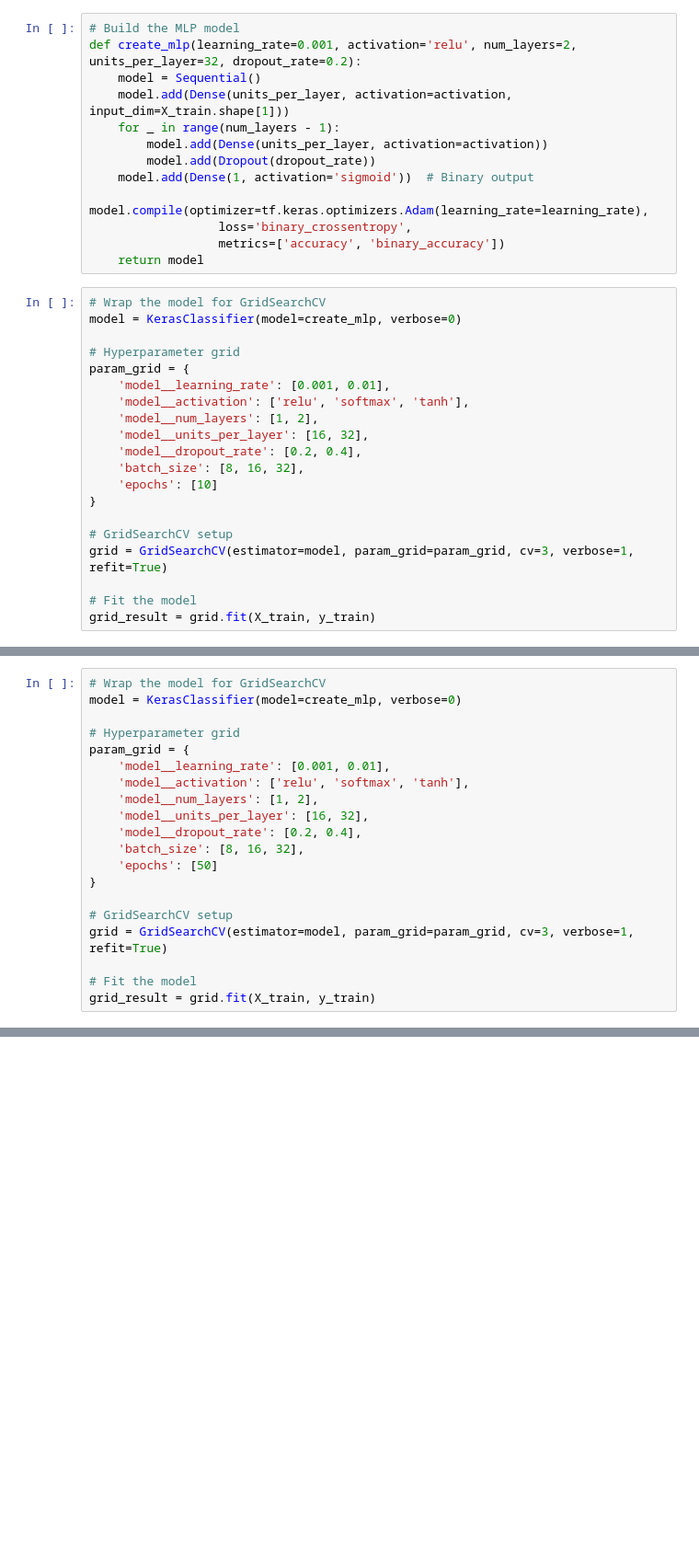
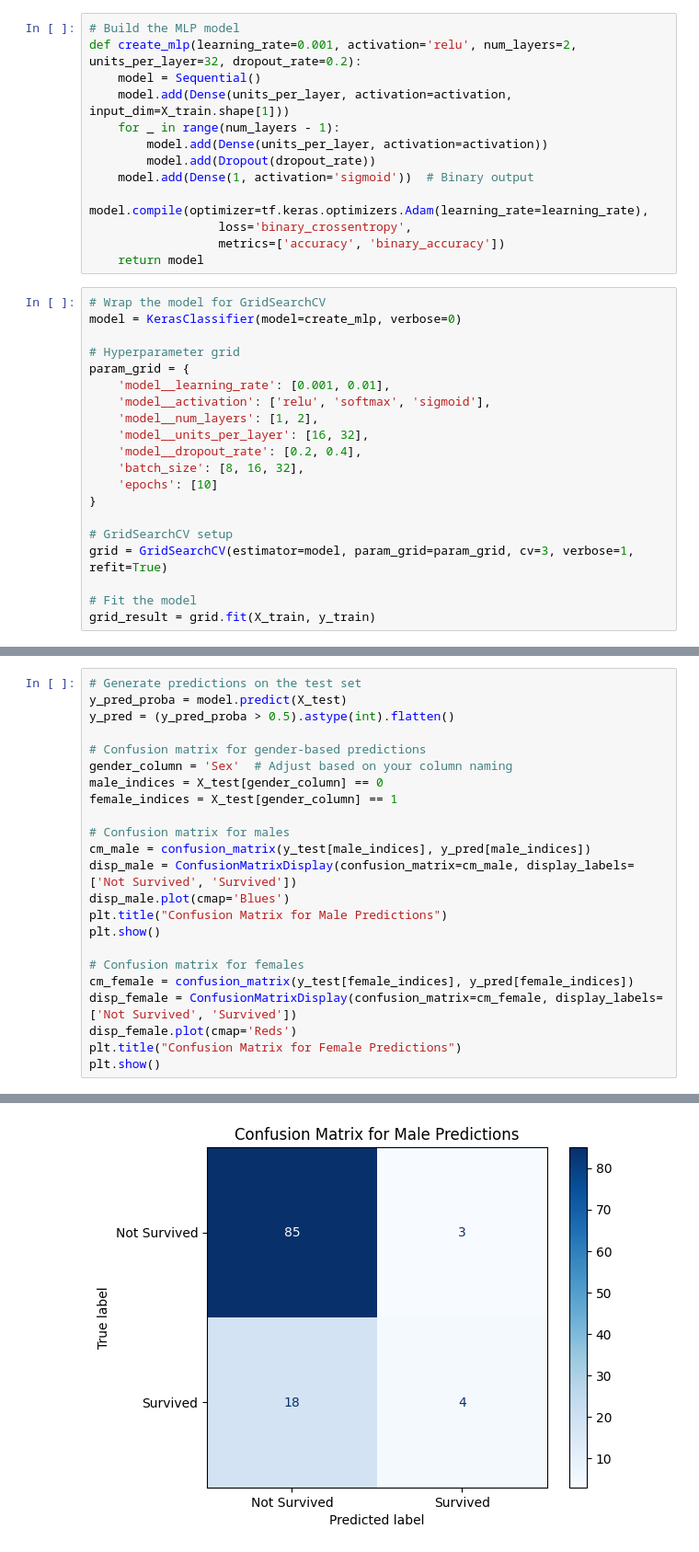
Before and after one commit to tedferris/syde543-titanic, a Jupyter notebook: sandbox/ted_sandbox.ipynb, the cells around one changed output, grey strips where cells are left out. Shown at 92% size. Cells and saved outputs as stored; diff of their text form; blank space fills up the shorter version.

Commit message:
ted final code, added visuals

```diff
--- a/sandbox/ted_sandbox.ipynb
+++ b/sandbox/ted_sandbox.ipynb
@@ -70,7 +101,7 @@ model = KerasClassifier(model=create_mlp, verbose=0)
 # Hyperparameter grid
 param_grid = {
     'model__learning_rate': [0.001, 0.01],
-    'model__activation': ['relu', 'softmax', 'tanh'],
+    'model__activation': ['relu', 'softmax', 'sigmoid'],
     'model__num_layers': [1, 2],
     'model__units_per_layer': [16, 32],
     'model__dropout_rate': [0.2, 0.4],
@@ -119,20 +171,0 @@ Test Accuracy: 0.8044692737430168
-# %%
-# Wrap the model for GridSearchCV
-model = KerasClassifier(model=create_mlp, verbose=0)
-
-# Hyperparameter grid
-param_grid = {
-    'model__learning_rate': [0.001, 0.01],
-    'model__activation': ['relu', 'softmax', 'tanh'],
-    'model__num_layers': [1, 2],
-    'model__units_per_layer': [16, 32],
-    'model__dropout_rate': [0.2, 0.4],
-    'batch_size': [8, 16, 32],
-    'epochs': [50]
-}
-
-# GridSearchCV setup
-grid = GridSearchCV(estimator=model, param_grid=param_grid, cv=3, verbose=1, refit=True)
-
-# Fit the model
-grid_result = grid.fit(X_train, y_train)
@@ -140,0 +271,24 @@ Fitting 3 folds for each of 144 candidates, totalling 432 fits
+# %%
+# Generate predictions on the test set
+y_pred_proba = model.predict(X_test)
+y_pred = (y_pred_proba > 0.5).astype(int).flatten()
+
+# Confusion matrix for gender-based predictions
+gender_column = 'Sex'  # Adjust based on your column naming
+male_indices = X_test[gender_column] == 0
+female_indices = X_test[gender_column] == 1
+
+# Confusion matrix for males
+cm_male = confusion_matrix(y_test[male_indices], y_pred[male_indices])
+disp_male = ConfusionMatrixDisplay(confusion_matrix=cm_male, display_labels=['Not Survived', 'Survived'])
+disp_male.plot(cmap='Blues')
+plt.title("Confusion Matrix for Male Predictions")
+plt.show()
+
+# Confusion matrix for females
+cm_female = confusion_matrix(y_test[female_indices], y_pred[female_indices])
+disp_female = ConfusionMatrixDisplay(confusion_matrix=cm_female, display_labels=['Not Survived', 'Survived'])
+disp_female.plot(cmap='Reds')
+plt.title("Confusion Matrix for Female Predictions")
+plt.show()
+# %% [output]
@@ -140,0 +296 @@ Fitting 3 folds for each of 144 candidates, totalling 432 fits
+[figure, added]
```
Also changed, not shown: parts of 10 cells of this notebook, 6 other files.
